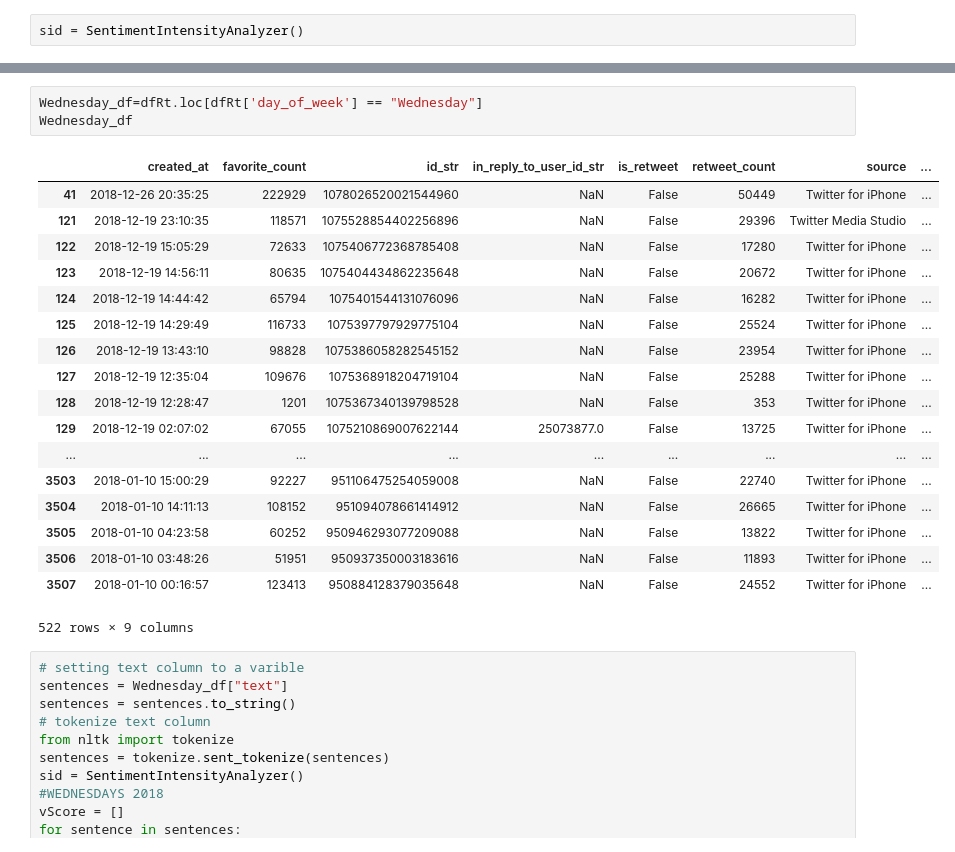
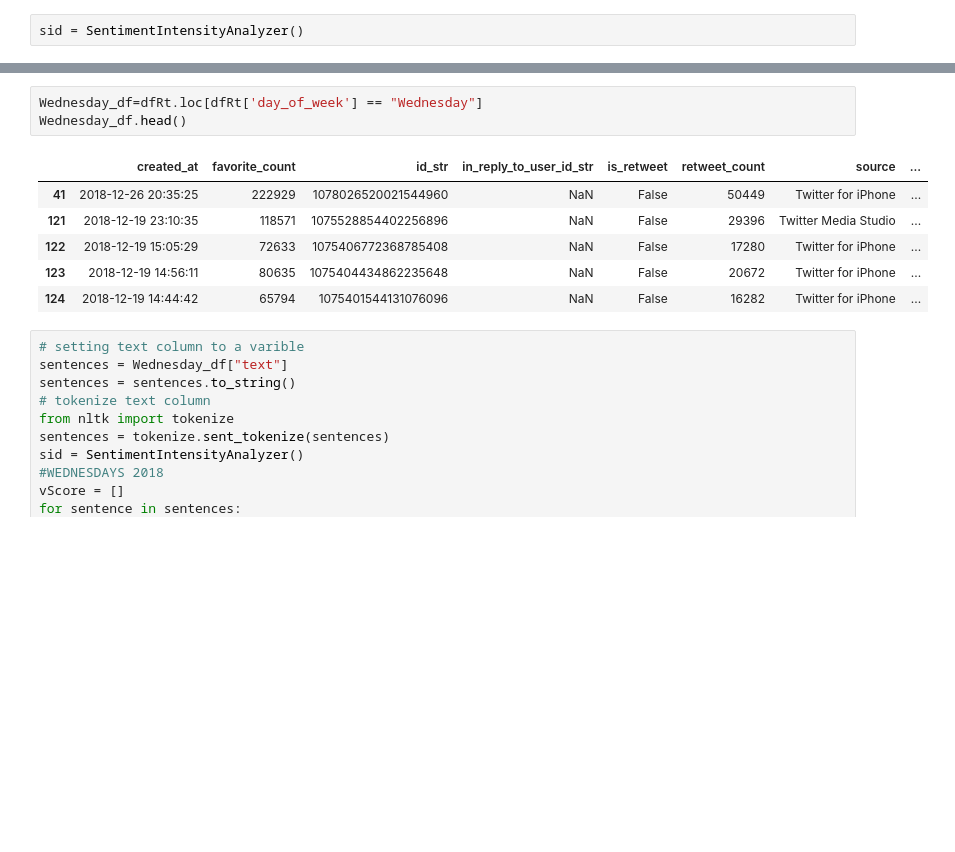
Before and after one commit to dorisep/Project3, a Jupyter notebook: NLP vader.ipynb, the cells around one changed output, grey strips where cells are left out. Saved outputs shown, nothing was run; the diff lists cells and outputs as text; blank space fills up the shorter version.

```diff
--- a/NLP vader.ipynb
+++ b/NLP vader.ipynb
@@ -210,26 +164,14 @@ for sentence in sentences:
 {'neg': 0.067, 'neu': 0.791, 'pos': 0.141, 'compound': 0.9446}
 # %%
 Wednesday_df=dfRt.loc[dfRt['day_of_week'] == "Wednesday"]
-Wednesday_df
+Wednesday_df.head()
 # %% [output]
 |  | created_at | favorite_count | id_str | in_reply_to_user_id_str | is_retweet | retweet_count | source | ... |
 | 41 | 2018-12-26 20:35:25 | 222929 | 1078026520021544960 | NaN | False | 50449 | Twitter for iPhone | ... |
 | 121 | 2018-12-19 23:10:35 | 118571 | 1075528854402256896 | NaN | False | 29396 | Twitter Media Studio | ... |
 | 122 | 2018-12-19 15:05:29 | 72633 | 1075406772368785408 | NaN | False | 17280 | Twitter for iPhone | ... |
 | 123 | 2018-12-19 14:56:11 | 80635 | 1075404434862235648 | NaN | False | 20672 | Twitter for iPhone | ... |
 | 124 | 2018-12-19 14:44:42 | 65794 | 1075401544131076096 | NaN | False | 16282 | Twitter for iPhone | ... |
-| 125 | 2018-12-19 14:29:49 | 116733 | 1075397797929775104 | NaN | False | 25524 | Twitter for iPhone | ... |
-| 126 | 2018-12-19 13:43:10 | 98828 | 1075386058282545152 | NaN | False | 23954 | Twitter for iPhone | ... |
-| 127 | 2018-12-19 12:35:04 | 109676 | 1075368918204719104 | NaN | False | 25288 | Twitter for iPhone | ... |
-| 128 | 2018-12-19 12:28:47 | 1201 | 1075367340139798528 | NaN | False | 353 | Twitter for iPhone | ... |
-| 129 | 2018-12-19 02:07:02 | 67055 | 1075210869007622144 | 25073877.0 | False | 13725 | Twitter for iPhone | ... |
-| ... | ... | ... | ... | ... | ... | ... | ... | ... |
-| 3503 | 2018-01-10 15:00:29 | 92227 | 951106475254059008 | NaN | False | 22740 | Twitter for iPhone | ... |
-| 3504 | 2018-01-10 14:11:13 | 108152 | 951094078661414912 | NaN | False | 26665 | Twitter for iPhone | ... |
-| 3505 | 2018-01-10 04:23:58 | 60252 | 950946293077209088 | NaN | False | 13822 | Twitter for iPhone | ... |
-| 3506 | 2018-01-10 03:48:26 | 51951 | 950937350003183616 | NaN | False | 11893 | Twitter for iPhone | ... |
-| 3507 | 2018-01-10 00:16:57 | 123413 | 950884128379035648 | NaN | False | 24552 | Twitter for iPhone | ... |
-522 rows × 9 columns
 # %%
 # setting text column to a varible
 sentences = Wednesday_df["text"]
```
Also changed, not shown: parts of 23 cells of this notebook.
